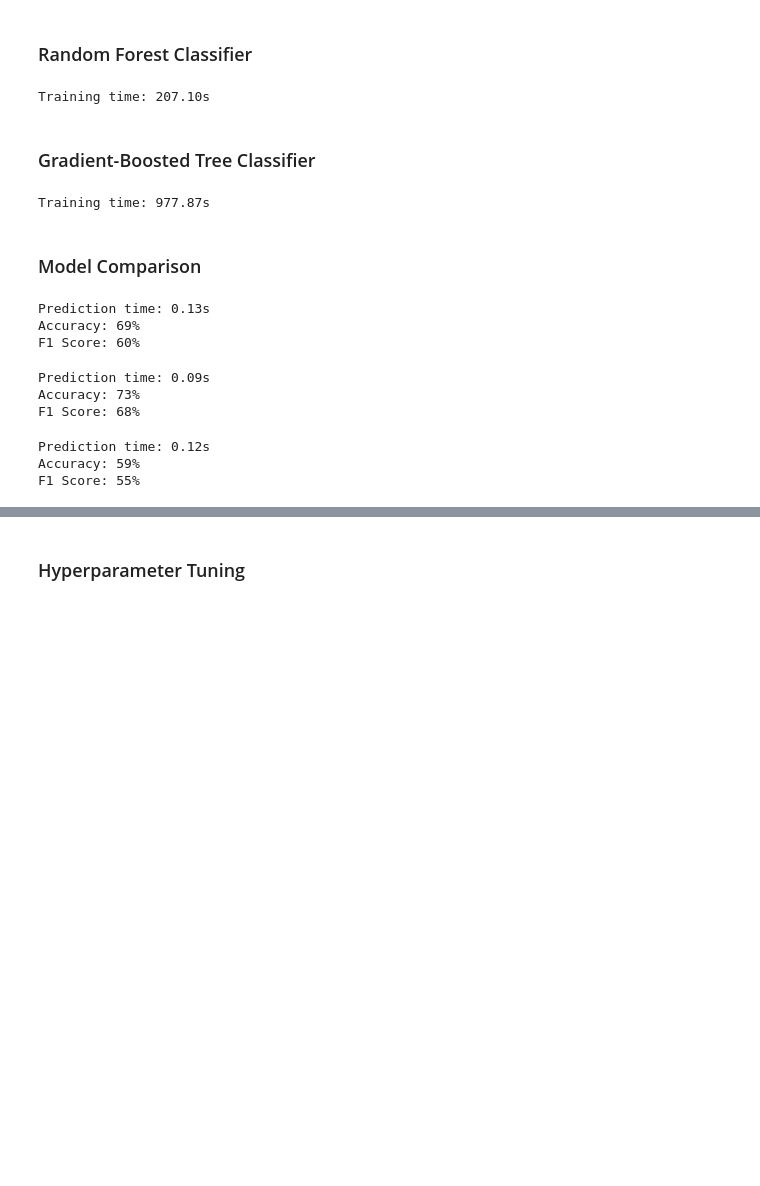
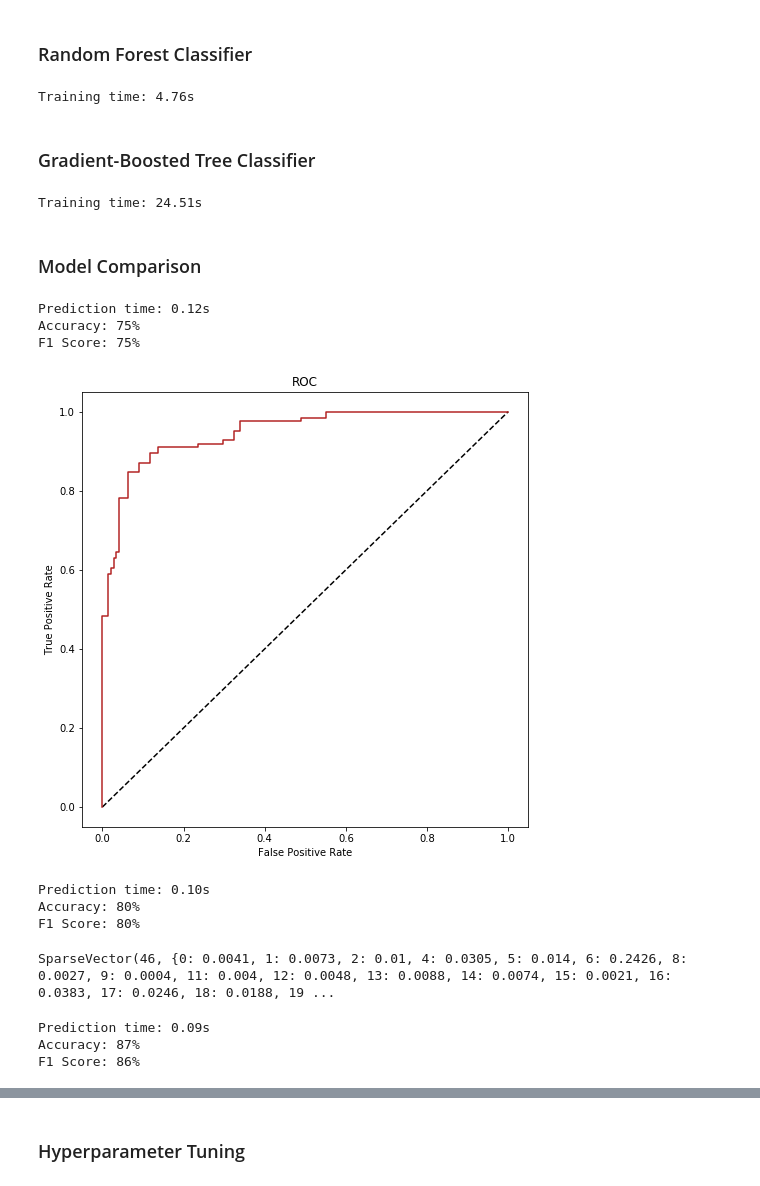
Before and after one commit to MareikeHeller/sparkify-customer-churn, a Jupyter notebook: sparkify-user-churn.ipynb, the cells around one changed output, grey strips where cells are left out. Drawn from its saved outputs; the diff is of its cells as text; code cells hidden in the pictures; blank space fills up the shorter version.

Commit message:
Improve model by removing leaking data from features, improving cross-validation and adding over-sampling.

```diff
--- a/sparkify-user-churn.ipynb
+++ b/sparkify-user-churn.ipynb
@@ -1553,0 +1559,2 @@ modeling_data = labels.join(numerical_features, on='userId', how='inner') \
+# %%
+modeling_data = spark.read.json('modeling_data.json')
@@ -1553,0 +1563,22 @@ modeling_data = labels.join(numerical_features, on='userId', how='inner') \
+# %%
+print('Prior over-sampling:\n')
+modeling_data.groupby('churn').count().show()
+
+# count per label
+count_0 = modeling_data.filter(col('churn')==0).count()
+count_1 = modeling_data.filter(col('churn')==1).count()
+
+# ratio range of counts
+ratio = int(count_2/count_1)
+ratio_range  = range(ratio)
+
+# over-sample
+modeling_data_over = modeling_data.filter(col('churn')==1) \
+                                  .withColumn("dummy", explode(array([lit(x) for x in ratio_range])))
+                                  .drop('dummy')
+
+# combine
+modeling_data = modeling_data.filter(col('churn')==0).unionAll(modeling_data_over)
+
+print('Post over-sampling:\n')
+modeling_data.groupby('churn').count().show()
@@ -1558,14 +1596,14 @@ modeling_data = modeling_data.fillna(0)
 # %% [markdown]
 #### Assemble features in vector:
 # %%
-features = modeling_data.drop('churn','downgrade').columns
+features = modeling_data.drop('churn','downgrade','state_vec').columns
 
 assembler = VectorAssembler(inputCols=features, outputCol='features_vec')
 modeling_data = assembler.transform(modeling_data)
 # %% [markdown]
 #### Scale features vector:
 # %%
-scaler = StandardScaler(inputCol='features_vec', outputCol='features_vector_scaled')
+scaler = MinMaxScaler(inputCol='features_vec', outputCol='features_vector_scaled')
 scalerModel = scaler.fit(modeling_data)
 modeling_data = scalerModel.transform(modeling_data)
 # %%
@@ -1644,33 +1711,47 @@ Training time: 346.78s
 # %%
 rf_model = train_model(rf, train, 'rf.model')
 # %% [output]
-Training time: 207.10s
+Training time: 4.76s
 # %% [markdown]
 ### Gradient-Boosted Tree Classifier
 # %%
 gbt_model = train_model(gbt, train, 'gbt.model')
 # %% [output]
-Training time: 977.87s
+Training time: 24.51s
 # %% [markdown]
 ### Model Comparison
-# %%
-lr_pred = test_model(lr_model, test)
-lr_evaluation = evaluate_model(lr_pred,'prediction','churn','Logistic Regression')
-# %% [output]
-Prediction time: 0.13s
-Accuracy: 69%
-F1 Score: 60%
+# %%
+lr_pred = test_model(lr_model, test)
+lr_evaluation = evaluate_model(lr_pred,'prediction','churn','Logistic Regression')
+
+plt.figure(figsize=(8,8))
+plt.plot([0, 1], [0, 1], 'k--')
+plt.plot(lr_model.summary.roc.select('FPR').collect(),
+         lr_model.summary.roc.select('TPR').collect(), color ='firebrick')
+plt.xlabel('False Positive Rate')
+plt.ylabel('True Positive Rate')
+plt.title('ROC')
+plt.show()
+# %% [output]
+Prediction time: 0.12s
+Accuracy: 75%
+F1 Score: 75%
+[figure, added]
 # %%
 rf_pred = test_model(rf_model, test)
 rf_evaluation = evaluate_model(rf_pred,'prediction','churn','Random Forest')
 # %% [output]
-Prediction time: 0.09s
-Accuracy: 73%
-F1 Score: 68%
+Prediction time: 0.10s
+Accuracy: 80%
+F1 Score: 80%
+# %%
+rf_model.featureImportances
+# %% [output]
+SparseVector(46, {0: 0.0041, 1: 0.0073, 2: 0.01, 4: 0.0305, 5: 0.014, 6: 0.2426, 8: 0.0027, 9: 0.0004, 11: 0.004, 12: 0.0048, 13: 0.0088, 14: 0.0074, 15: 0.0021, 16: 0.0383, 17: 0.0246, 18: 0.0188, 19 ...
 # %%
 gbt_pred = test_model(gbt_model, test)
 gbt_evaluation = evaluate_model(gbt_pred,'prediction','churn','Gradient-Boosted Tree')
 # %% [output]
-Prediction time: 0.12s
-Accuracy: 59%
-F1 Score: 55%
+Prediction time: 0.09s
+Accuracy: 87%
+F1 Score: 86%
```
Also changed, not shown: parts of 27 cells of this notebook.
